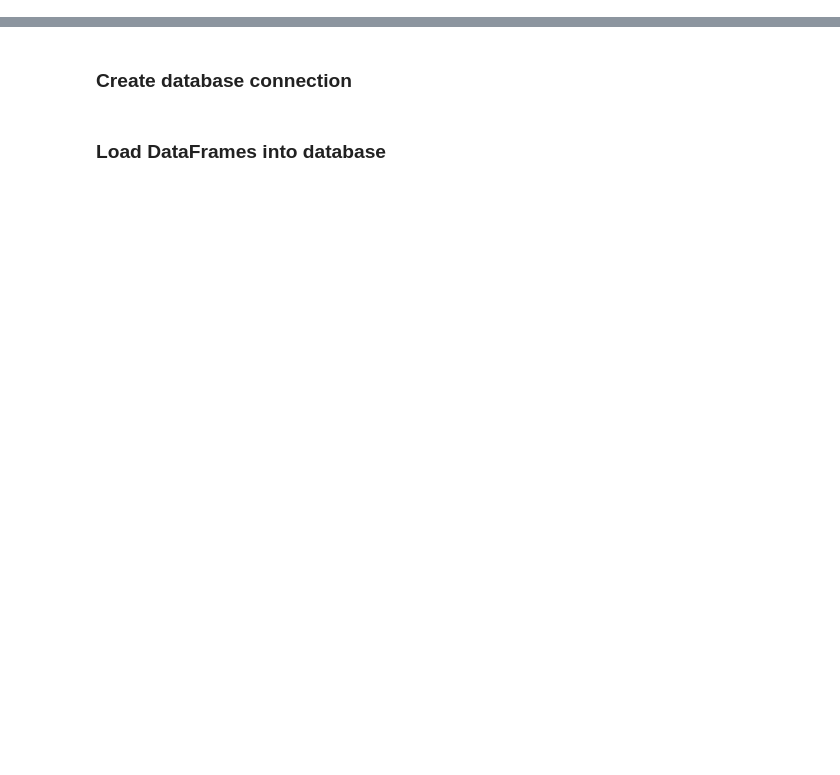
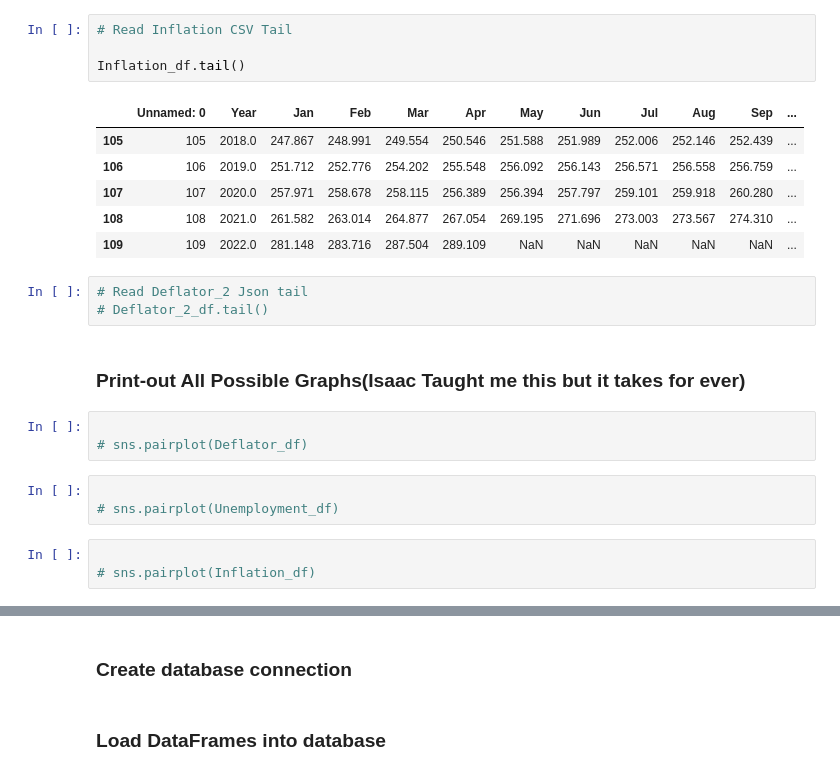
Before and after one commit to eperez3181/Project_two, a Jupyter notebook: Project_2_Pnadas_etl.ipynb, the cells around one changed output, grey strips where cells are left out. Saved outputs shown, nothing was run; the diff lists cells and outputs as text; blank space fills up the shorter version.

```diff
--- a/Project_2_Pnadas_etl.ipynb
+++ b/Project_2_Pnadas_etl.ipynb
@@ -41,0 +82,25 @@ Inflation_df.head()
+# %%
+# Read Inflation CSV Tail
+
+Inflation_df.tail()
+# %% [output]
+|  | Unnamed: 0 | Year | Jan | Feb | Mar | Apr | May | Jun | Jul | Aug | Sep | ... |
+| 105 | 105 | 2018.0 | 247.867 | 248.991 | 249.554 | 250.546 | 251.588 | 251.989 | 252.006 | 252.146 | 252.439 | ... |
+| 106 | 106 | 2019.0 | 251.712 | 252.776 | 254.202 | 255.548 | 256.092 | 256.143 | 256.571 | 256.558 | 256.759 | ... |
+| 107 | 107 | 2020.0 | 257.971 | 258.678 | 258.115 | 256.389 | 256.394 | 257.797 | 259.101 | 259.918 | 260.280 | ... |
+| 108 | 108 | 2021.0 | 261.582 | 263.014 | 264.877 | 267.054 | 269.195 | 271.696 | 273.003 | 273.567 | 274.310 | ... |
+| 109 | 109 | 2022.0 | 281.148 | 283.716 | 287.504 | 289.109 | NaN | NaN | NaN | NaN | NaN | ... |
+# %%
+# Read Deflator_2 Json tail
+# Deflator_2_df.tail()
+# %% [markdown]
+### Print-out All Possible Graphs(Isaac Taught me this but it takes for ever)
+# %%
+
+# sns.pairplot(Deflator_df)
+# %%
+
+# sns.pairplot(Unemployment_df)
+# %%
+
+# sns.pairplot(Inflation_df)
```
Also changed, not shown: parts of 19 cells of this notebook.
